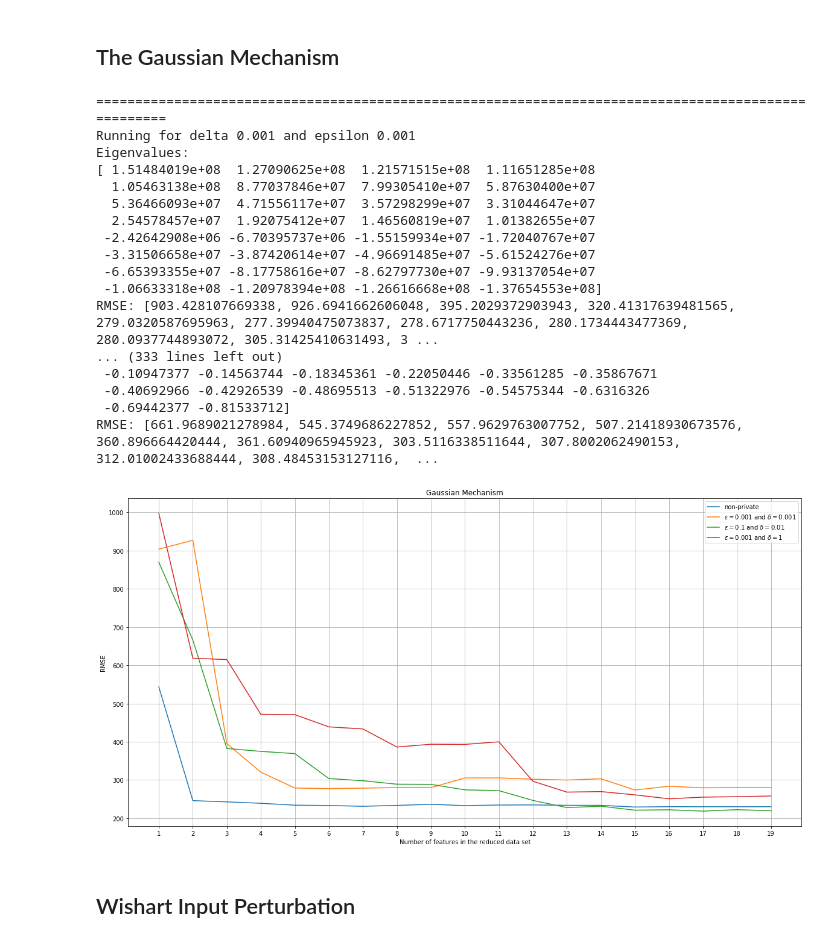
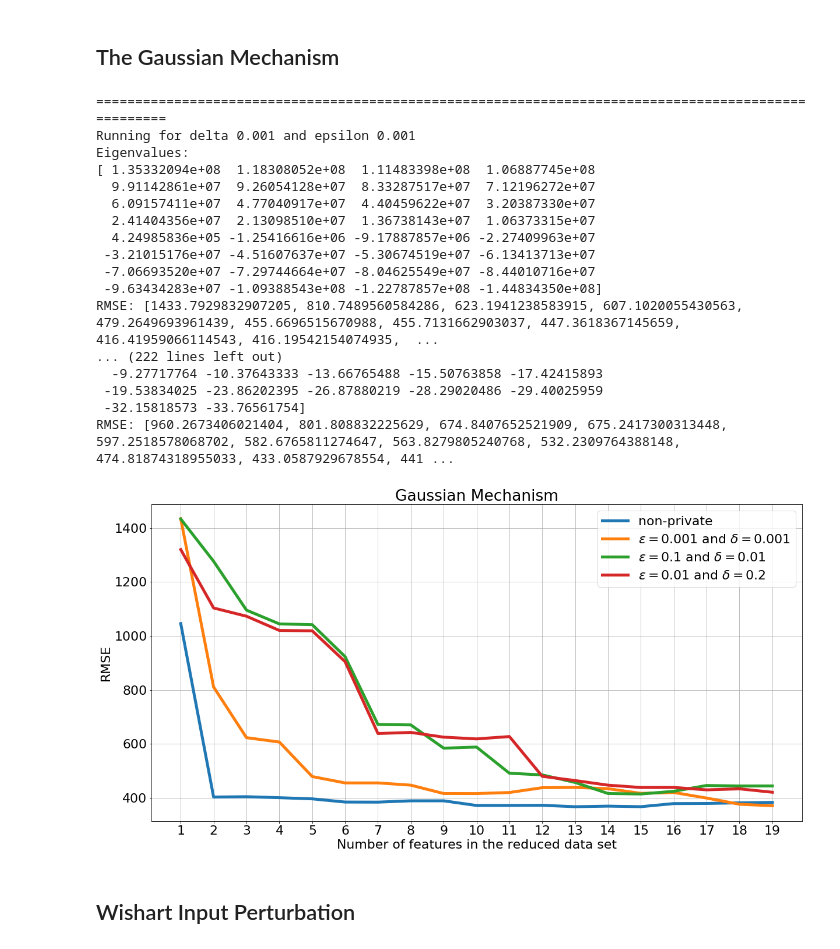
Before and after one commit to andrei-comanescu/dp_seminar, a Jupyter notebook: pca_linear_regression.ipynb, the cells around one changed output. Saved outputs shown, nothing was run; the diff lists cells and outputs as text; code cells hidden in the pictures.

```diff
--- a/pca_linear_regression.ipynb
+++ b/pca_linear_regression.ipynb
@@ -121,7 +121,7 @@ RMSE: [543.5976879257631, 246.02690373239886, 242.84890176940917, 239.0526107868
 # %% [markdown]
 ## The Gaussian Mechanism
 # %%
-delta   = [0.001, 0.01, 0.1, 0.5, 1, 1.2]
+delta   = [0.001, 0.01, 0.1, 0.2]
 epsilon = [0.001, 0.01, 0.1, 0.5, 1]
 
 rmse_gaussian_mechanism = []
@@ -159,36 +159,39 @@ for _delta in delta:
 ====================================================================================================
 Running for delta 0.001 and epsilon 0.001
 Eigenvalues:
-[ 1.51484019e+08  1.27090625e+08  1.21571515e+08  1.11651285e+08
-  1.05463138e+08  8.77037846e+07  7.99305410e+07  5.87630400e+07
-  5.36466093e+07  4.71556117e+07  3.57298299e+07  3.31044647e+07
-  2.54578457e+07  1.92075412e+07  1.46560819e+07  1.01382655e+07
- -2.42642908e+06 -6.70395737e+06 -1.55159934e+07 -1.72040767e+07
- -3.31506658e+07 -3.87420614e+07 -4.96691485e+07 -5.61524276e+07
- -6.65393355e+07 -8.17758616e+07 -8.62797730e+07 -9.93137054e+07
- -1.06633318e+08 -1.20978394e+08 -1.26616668e+08 -1.37654553e+08]
-RMSE: [903.428107669338, 926.6941662606048, 395.2029372903943, 320.41317639481565, 279.0320587695963, 277.39940475073837, 278.6717750443236, 280.1734443477369, 280.0937744893072, 305.31425410631493, 3 ...
-... (333 lines left out)
- -0.10947377 -0.14563744 -0.18345361 -0.22050446 -0.33561285 -0.35867671
- -0.40692966 -0.42926539 -0.48695513 -0.51322976 -0.54575344 -0.6316326
- -0.69442377 -0.81533712]
-RMSE: [661.9689021278984, 545.3749686227852, 557.9629763007752, 507.21418930673576, 360.896664420444, 361.60940965945923, 303.5116338511644, 307.8002062490153, 312.01002433688444, 308.48453153127116,  ...
+[ 1.35332094e+08  1.18308052e+08  1.11483398e+08  1.06887745e+08
+  9.91142861e+07  9.26054128e+07  8.33287517e+07  7.12196272e+07
+  6.09157411e+07  4.77040917e+07  4.40459622e+07  3.20387330e+07
+  2.41404356e+07  2.13098510e+07  1.36738143e+07  1.06373315e+07
+  4.24985836e+05 -1.25416616e+06 -9.17887857e+06 -2.27409963e+07
+ -3.21015176e+07 -4.51607637e+07 -5.30674519e+07 -6.13413713e+07
+ -7.06693520e+07 -7.29744664e+07 -8.04625549e+07 -8.44010716e+07
+ -9.63434283e+07 -1.09388543e+08 -1.22787857e+08 -1.44834350e+08]
+RMSE: [1433.7929832907205, 810.7489560584286, 623.1941238583915, 607.1020055430563, 479.2649693961439, 455.6696515670988, 455.7131662903037, 447.3618367145659, 416.41959066114543, 416.19542154074935,  ...
+... (222 lines left out)
+  -9.27717764 -10.37643333 -13.66765488 -15.50763858 -17.42415893
+ -19.53834025 -23.86202395 -26.87880219 -28.29020486 -29.40025959
+ -32.15818573 -33.76561754]
+RMSE: [960.2673406021404, 801.808832225629, 674.8407652521909, 675.2417300313448, 597.2518578068702, 582.6765811274647, 563.8279805240768, 532.2309764388148, 474.81874318955033, 433.0587929678554, 441 ...
 # %%
 fig = plt.figure(figsize = (20, 10))
 ax  = fig.add_subplot(1, 1, 1)
 plt.grid()
+plt.rcParams.update({'font.size': 22})
 plt.xlabel("Number of features in the reduced data set")
 plt.ylabel("RMSE")
 plt.title("Gaussian Mechanism")
-plt.plot(range(1, 20), rmse[:-1], label = 'non-private')
-plt.plot(range(1, 20), rmse_gaussian_mechanism[0], label = '$\epsilon = 0.001$ and $\delta = 0.001$')
-plt.plot(range(1, 20), rmse_gaussian_mechanism[7], label = '$\epsilon = 0.1$ and $\delta = 0.01$')
-plt.plot(range(1, 20), rmse_gaussian_mechanism[20], label = '$\epsilon = 0.001$ and $\delta = 1$')
+plt.plot(range(1, 20), rmse[:-1], label = 'non-private', linewidth = 5)
+plt.plot(range(1, 20), rmse_gaussian_mechanism[0], label = '$\epsilon = 0.001$ and $\delta = 0.001$', linewidth = 5)
+plt.plot(range(1, 20), rmse_gaussian_mechanism[7], label = '$\epsilon = 0.1$ and $\delta = 0.01$', linewidth = 5)
+plt.plot(range(1, 20), rmse_gaussian_mechanism[16], label = '$\epsilon = 0.01$ and $\delta = 0.2$', linewidth = 5)
 plt.legend(loc = 'best')
 ax.set_xticks(range(1, 20))
 plt.show()
+
+fig.savefig('gaussian_mechanism.pdf')
 # %% [output]
-[figure, old version]
+[figure, new version]
 # %% [markdown]
 ## Wishart Input Perturbation
 # %%
```
Also changed, not shown: parts of 7 cells of this notebook, 2 other files.
